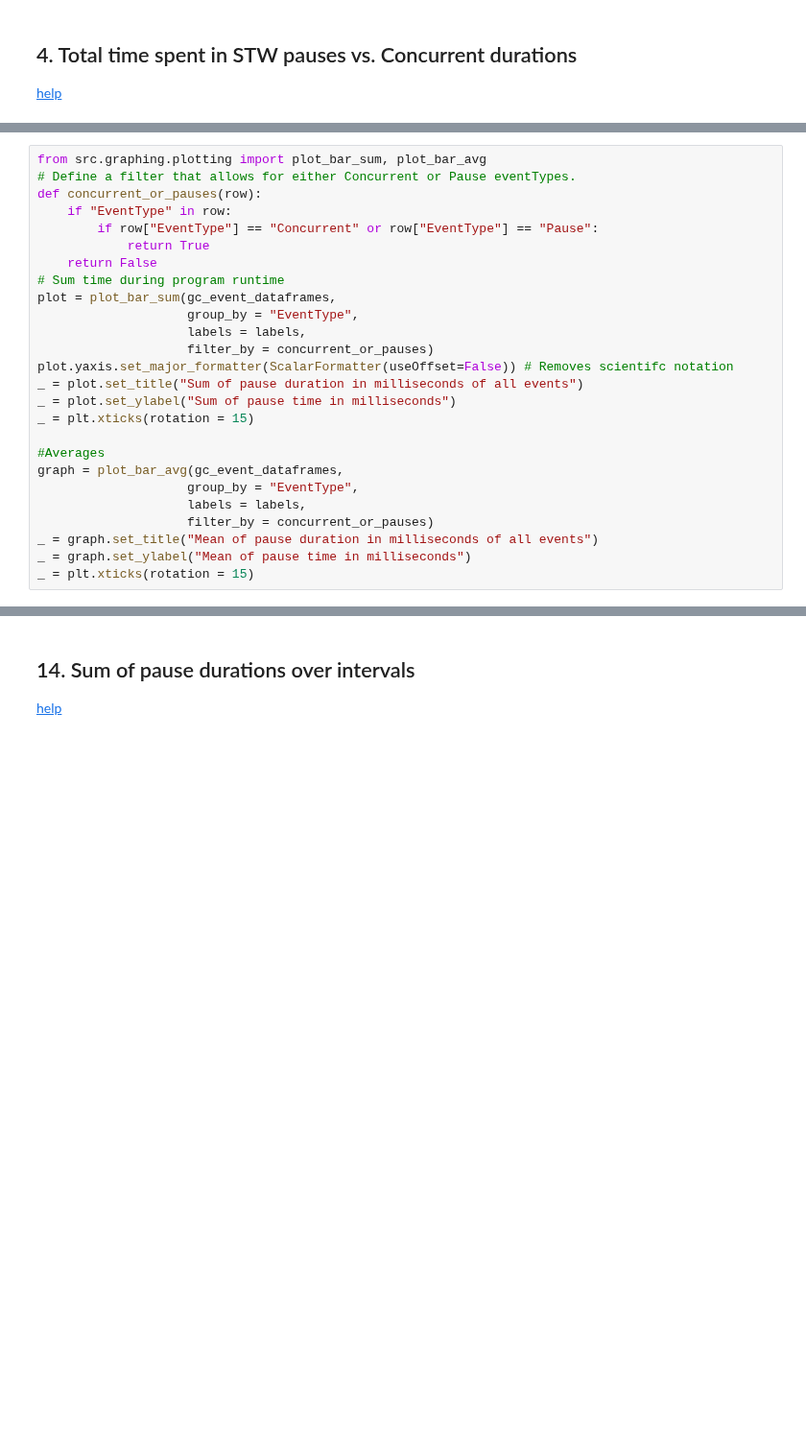
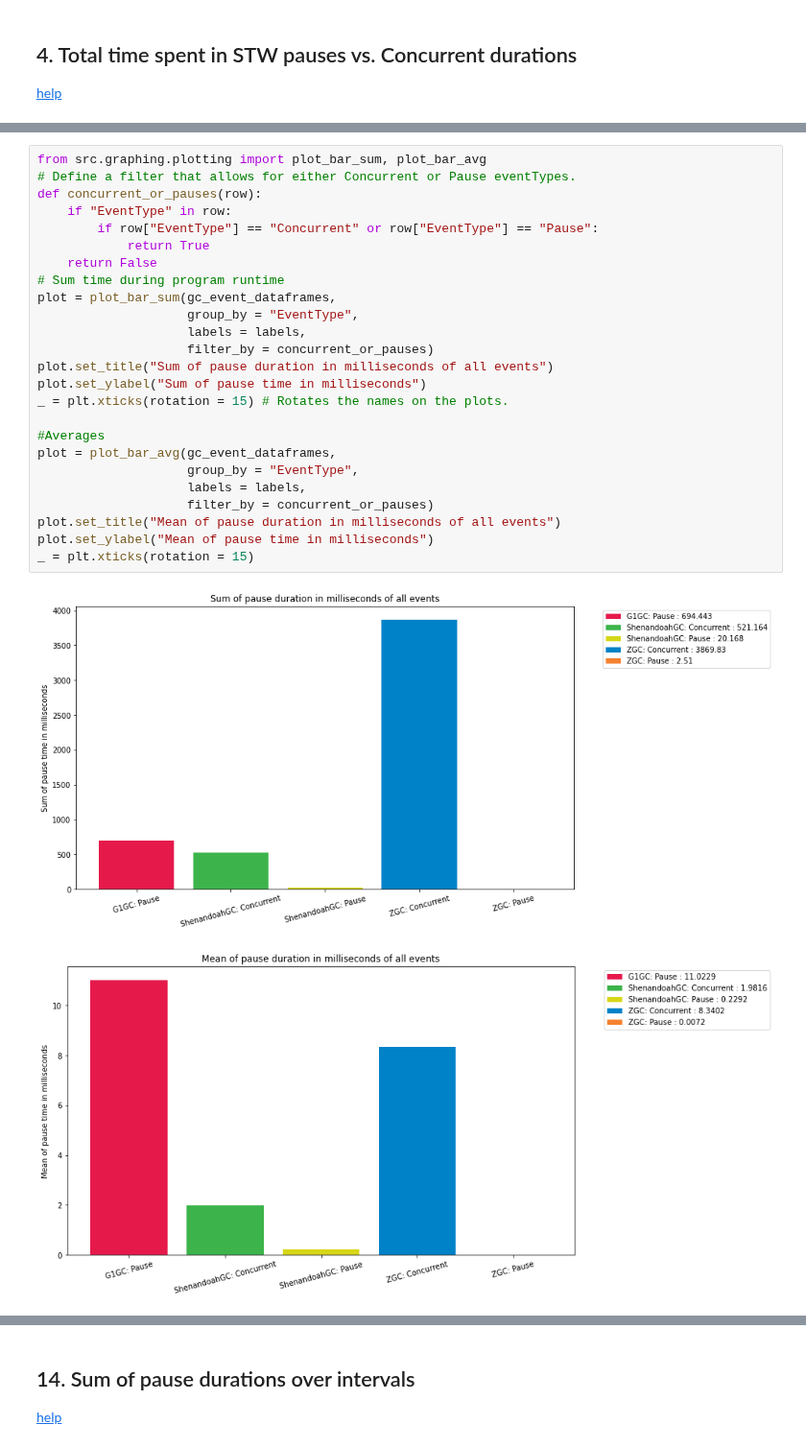
Before and after one commit to apple/GCGC, a Jupyter notebook: src/notebooks/GCGC.ipynb, the cells around one changed output, grey strips where cells are left out. Shown at 96% size. Drawn from its saved outputs; the diff is of its cells as text; blank space fills up the shorter version.

```diff
--- a/src/notebooks/GCGC.ipynb
+++ b/src/notebooks/GCGC.ipynb
@@ -215,26 +219,28 @@ plot_percentiles(gc_event_dataframes,
 # %%
 from src.graphing.plotting import plot_bar_sum, plot_bar_avg
 # Define a filter that allows for either Concurrent or Pause eventTypes.
 def concurrent_or_pauses(row):
     if "EventType" in row:
         if row["EventType"] == "Concurrent" or row["EventType"] == "Pause":
             return True
     return False
 # Sum time during program runtime
 plot = plot_bar_sum(gc_event_dataframes,
                     group_by = "EventType",
                     labels = labels,
                     filter_by = concurrent_or_pauses)
-plot.yaxis.set_major_formatter(ScalarFormatter(useOffset=False)) # Removes scientifc notation
-_ = plot.set_title("Sum of pause duration in milliseconds of all events")
-_ = plot.set_ylabel("Sum of pause time in milliseconds")
-_ = plt.xticks(rotation = 15)
+plot.set_title("Sum of pause duration in milliseconds of all events")
+plot.set_ylabel("Sum of pause time in milliseconds")
+_ = plt.xticks(rotation = 15) # Rotates the names on the plots.
 
 #Averages
-graph = plot_bar_avg(gc_event_dataframes,
+plot = plot_bar_avg(gc_event_dataframes,
                     group_by = "EventType",
                     labels = labels,
                     filter_by = concurrent_or_pauses)
-_ = graph.set_title("Mean of pause duration in milliseconds of all events")
-_ = graph.set_ylabel("Mean of pause time in milliseconds")
+plot.set_title("Mean of pause duration in milliseconds of all events")
+plot.set_ylabel("Mean of pause time in milliseconds")
 _ = plt.xticks(rotation = 15)
+# %% [output]
+[figure, added]
+[figure, added]
```
Also changed, not shown: parts of 40 cells of this notebook, 1 other file.
